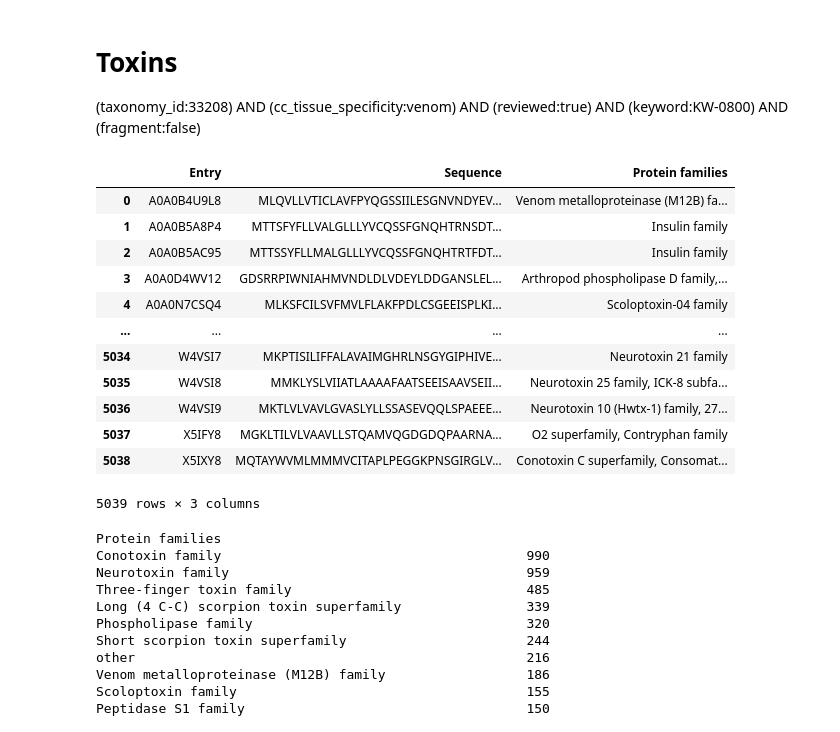
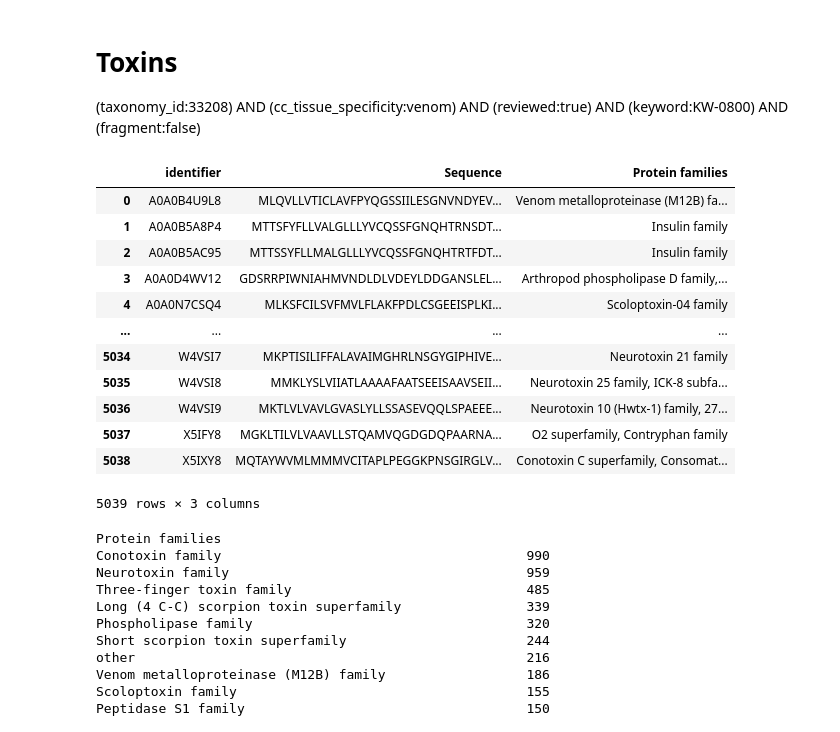
Before and after one commit to Sisistern123/ToxFam, a Jupyter notebook: utils/preprocessing.ipynb, the cells around one changed output. Drawn from its saved outputs; the diff is of its cells as text; code cells hidden in the pictures.

Commit message:
chore: cleaned up .toml and standardized identifier name

```diff
--- a/utils/preprocessing.ipynb
+++ b/utils/preprocessing.ipynb
@@ -16,15 +16,17 @@ from pymmseqs.commands import easy_cluster
 # %%
 tox = pd.read_csv('../data/raw/tox.tsv', sep='\t')
 tox = tox.dropna(subset=["Protein families"])
+
+tox.rename(columns={"Entry": 'identifier'}, inplace=True)
 
 mask = tox["Sequence"].str.len() <= 1000
 removed = (~mask).sum()
 
 tox = tox[mask].reset_index(drop=True)
 
 tox
 # %% [output]
-|  | Entry | Sequence | Protein families |
+|  | identifier | Sequence | Protein families |
 | 0 | A0A0B4U9L8 | MLQVLLVTICLAVFPYQGSSIILESGNVNDYEV... | Venom metalloproteinase (M12B) fa... |
 | 1 | A0A0B5A8P4 | MTTSFYFLLVALGLLLYVCQSSFGNQHTRNSDT... | Insulin family |
 | 2 | A0A0B5AC95 | MTTSSYFLLMALGLLLYVCQSSFGNQHTRTFDT... | Insulin family |
```
Also changed, not shown: parts of 10 cells of this notebook, 10 other files.
